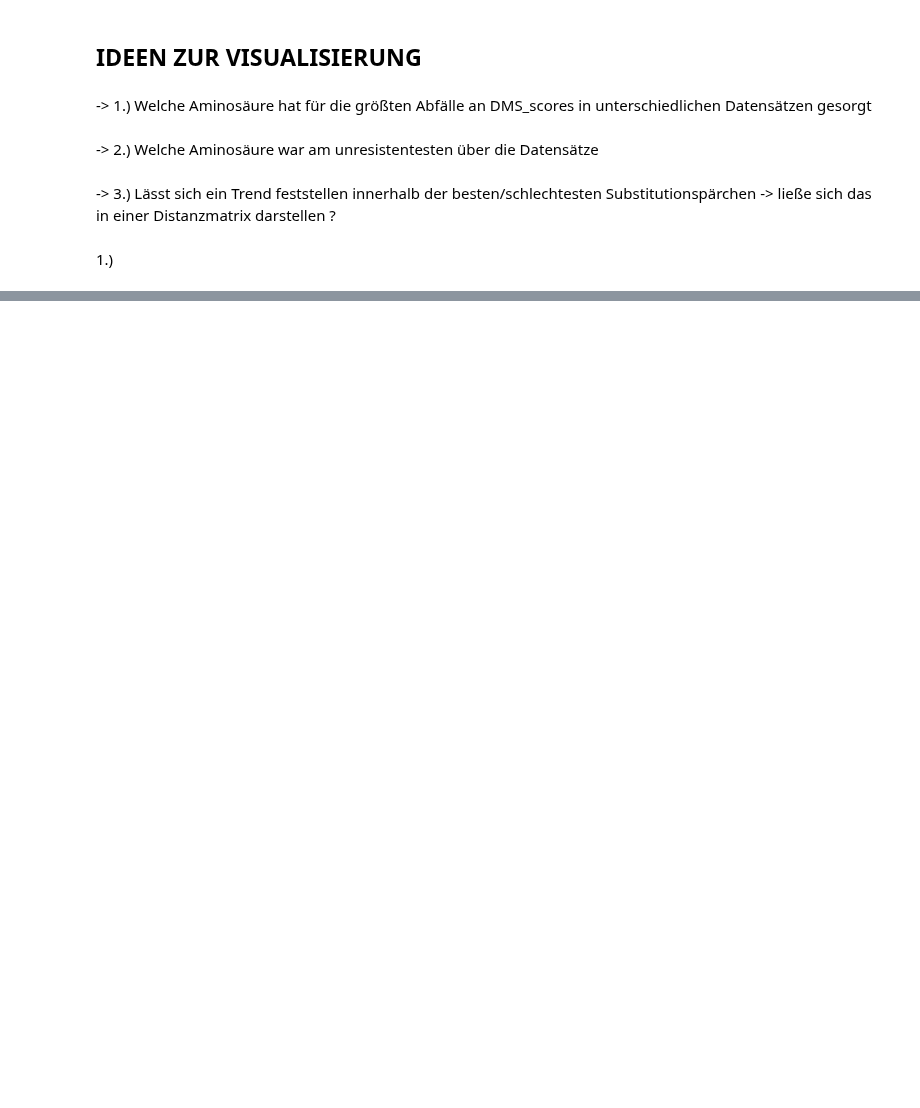
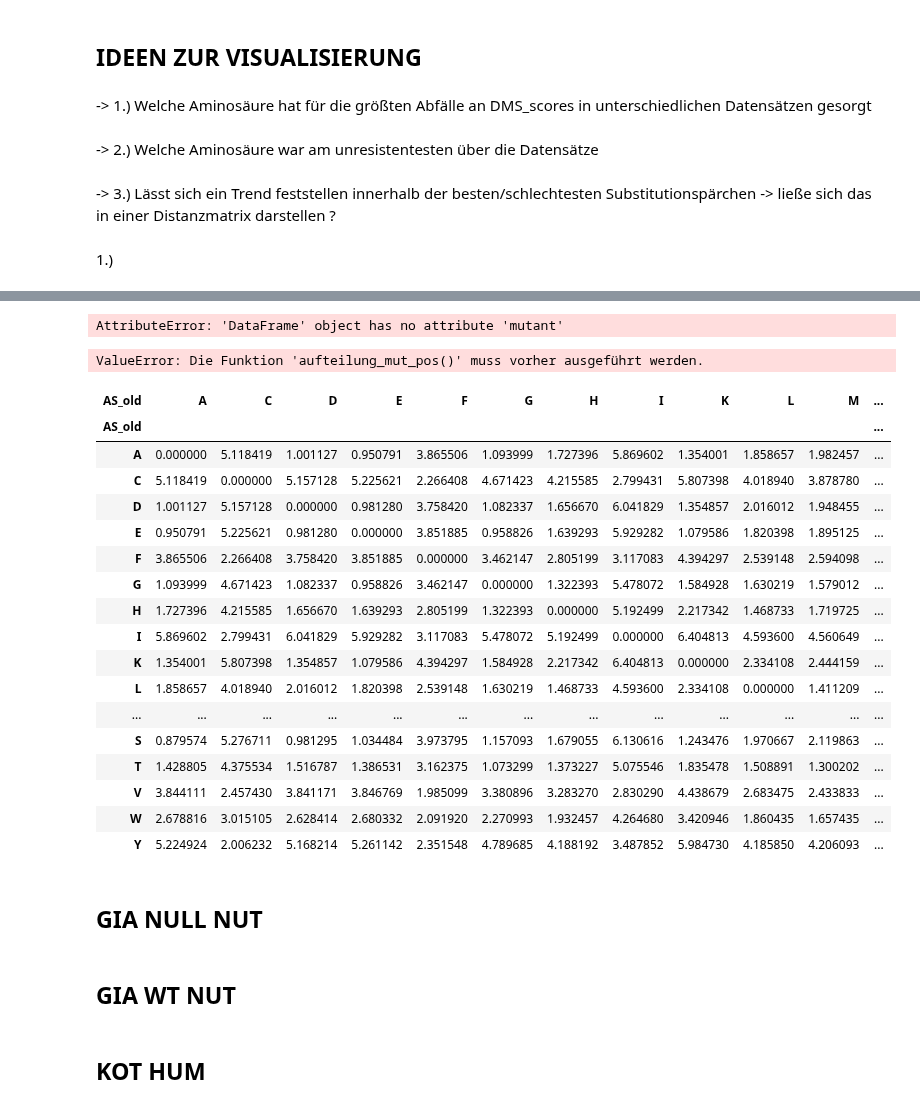
Before and after one commit to datascience-mobi-2023/topic02_team02, a Jupyter notebook: Visualization/Vergleich_EndIdeen.ipynb, the cells around one changed output, grey strips where cells are left out. Cells and saved outputs as stored; diff of their text form; code cells hidden in the pictures; blank space fills up the shorter version.

```diff
--- a/Visualization/Vergleich_EndIdeen.ipynb
+++ b/Visualization/Vergleich_EndIdeen.ipynb
@@ -46,0 +215,34 @@ gia_null_eto.head(20)
+# %%
+mean_substitutionsGNE_amp: pd.DataFrame = dc.aufteilung_mut_pos(mean_substitutionsGNE)
+# %% [output]
+AttributeError: 'DataFrame' object has no attribute 'mutant'
+# %%
+de.dms_distance_matrix(mean_substitutionsGNE)
+# %% [output]
+ValueError: Die Funktion 'aufteilung_mut_pos()' muss vorher ausgeführt werden.
+# %%
+from sklearn.metrics.pairwise import euclidean_distances
+dms_distancesGNE = euclidean_distances(mean_substitutionsGNE.values)
+mean_substitutions_dfGNE = pd.DataFrame(dms_distancesGNE, index=mean_substitutionsGNE.index, columns=mean_substitutionsGNE.index)
+mean_substitutions_dfGNE.head(20)
+# %% [output]
+| AS_old | A | C | D | E | F | G | H | I | K | L | M | ... |
+| AS_old |  |  |  |  |  |  |  |  |  |  |  | ... |
+| A | 0.000000 | 5.118419 | 1.001127 | 0.950791 | 3.865506 | 1.093999 | 1.727396 | 5.869602 | 1.354001 | 1.858657 | 1.982457 | ... |
+| C | 5.118419 | 0.000000 | 5.157128 | 5.225621 | 2.266408 | 4.671423 | 4.215585 | 2.799431 | 5.807398 | 4.018940 | 3.878780 | ... |
+| D | 1.001127 | 5.157128 | 0.000000 | 0.981280 | 3.758420 | 1.082337 | 1.656670 | 6.041829 | 1.354857 | 2.016012 | 1.948455 | ... |
+| E | 0.950791 | 5.225621 | 0.981280 | 0.000000 | 3.851885 | 0.958826 | 1.639293 | 5.929282 | 1.079586 | 1.820398 | 1.895125 | ... |
+| F | 3.865506 | 2.266408 | 3.758420 | 3.851885 | 0.000000 | 3.462147 | 2.805199 | 3.117083 | 4.394297 | 2.539148 | 2.594098 | ... |
+| G | 1.093999 | 4.671423 | 1.082337 | 0.958826 | 3.462147 | 0.000000 | 1.322393 | 5.478072 | 1.584928 | 1.630219 | 1.579012 | ... |
+| H | 1.727396 | 4.215585 | 1.656670 | 1.639293 | 2.805199 | 1.322393 | 0.000000 | 5.192499 | 2.217342 | 1.468733 | 1.719725 | ... |
+| I | 5.869602 | 2.799431 | 6.041829 | 5.929282 | 3.117083 | 5.478072 | 5.192499 | 0.000000 | 6.404813 | 4.593600 | 4.560649 | ... |
+| K | 1.354001 | 5.807398 | 1.354857 | 1.079586 | 4.394297 | 1.584928 | 2.217342 | 6.404813 | 0.000000 | 2.334108 | 2.444159 | ... |
+| L | 1.858657 | 4.018940 | 2.016012 | 1.820398 | 2.539148 | 1.630219 | 1.468733 | 4.593600 | 2.334108 | 0.000000 | 1.411209 | ... |
+| ... | ... | ... | ... | ... | ... | ... | ... | ... | ... | ... | ... | ... |
+| S | 0.879574 | 5.276711 | 0.981295 | 1.034484 | 3.973795 | 1.157093 | 1.679055 | 6.130616 | 1.243476 | 1.970667 | 2.119863 | ... |
+| T | 1.428805 | 4.375534 | 1.516787 | 1.386531 | 3.162375 | 1.073299 | 1.373227 | 5.075546 | 1.835478 | 1.508891 | 1.300202 | ... |
+| V | 3.844111 | 2.457430 | 3.841171 | 3.846769 | 1.985099 | 3.380896 | 3.283270 | 2.830290 | 4.438679 | 2.683475 | 2.433833 | ... |
+| W | 2.678816 | 3.015105 | 2.628414 | 2.680332 | 2.091920 | 2.270993 | 1.932457 | 4.264680 | 3.420946 | 1.860435 | 1.657435 | ... |
+| Y | 5.224924 | 2.006232 | 5.168214 | 5.261142 | 2.351548 | 4.789685 | 4.188192 | 3.487852 | 5.984730 | 4.185850 | 4.206093 | ... |
+# %% [markdown]
+## GIA NULL NUT
@@ -46,0 +285,2 @@ gia_null_eto.head(20)
+# %% [markdown]
+## GIA WT NUT
@@ -46,0 +323,2 @@ gia_null_eto.head(20)
+# %% [markdown]
+## KOT HUM
```
Also changed, not shown: parts of 23 cells of this notebook, 3 other files.
